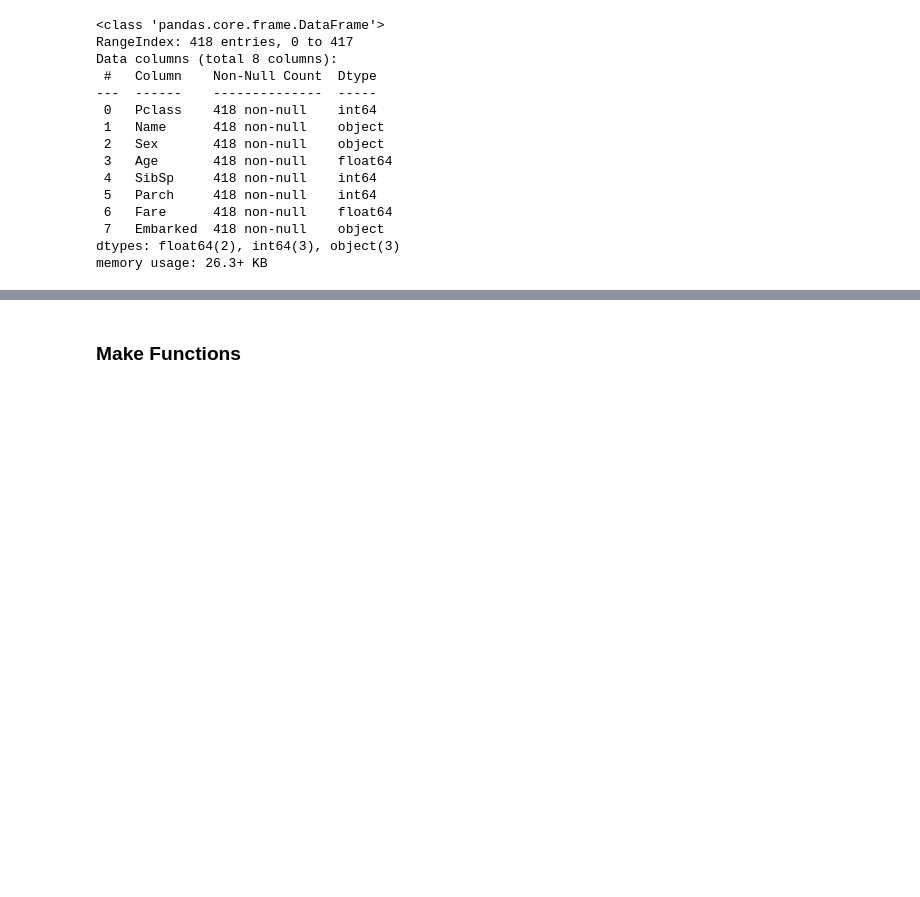
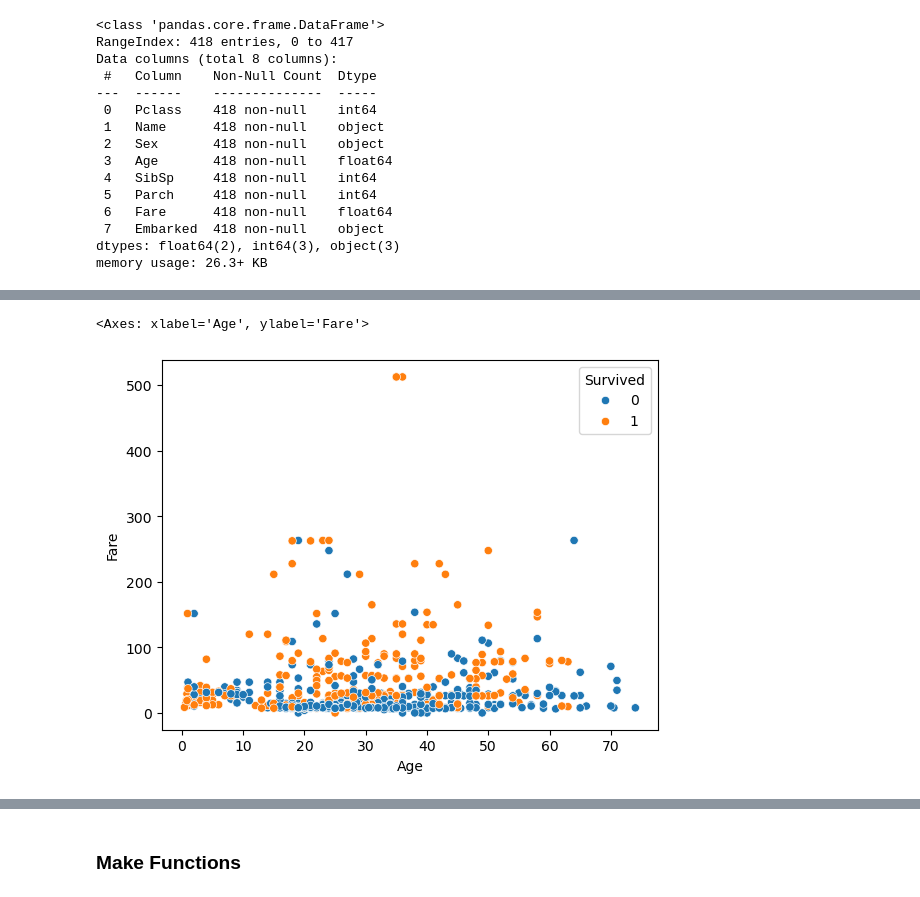
Before and after one commit to JeongHun01/Kaggle, a Jupyter notebook: Titanic/Data_Analysis.ipynb, the cells around one changed output, grey strips where cells are left out. Drawn from its saved outputs; the diff is of its cells as text; code cells hidden in the pictures; blank space fills up the shorter version.

```diff
--- a/Titanic/Data_Analysis.ipynb
+++ b/Titanic/Data_Analysis.ipynb
@@ -853,0 +883,9 @@ memory usage: 26.3+ KB
+# %%
+# Remove Outlier over age 80
+index = train_df[train_df['Age'] >= 80].index
+AgeDrop_train = train_df.drop(index, axis = 0, inplace = False)
+# %%
+sns.scatterplot(x = 'Age', y = 'Fare', hue = 'Survived', data = AgeDrop_train)
+# %% [output]
+<Axes: xlabel='Age', ylabel='Fare'>
+[figure, added]
```
Also changed, not shown: parts of 12 cells of this notebook.
